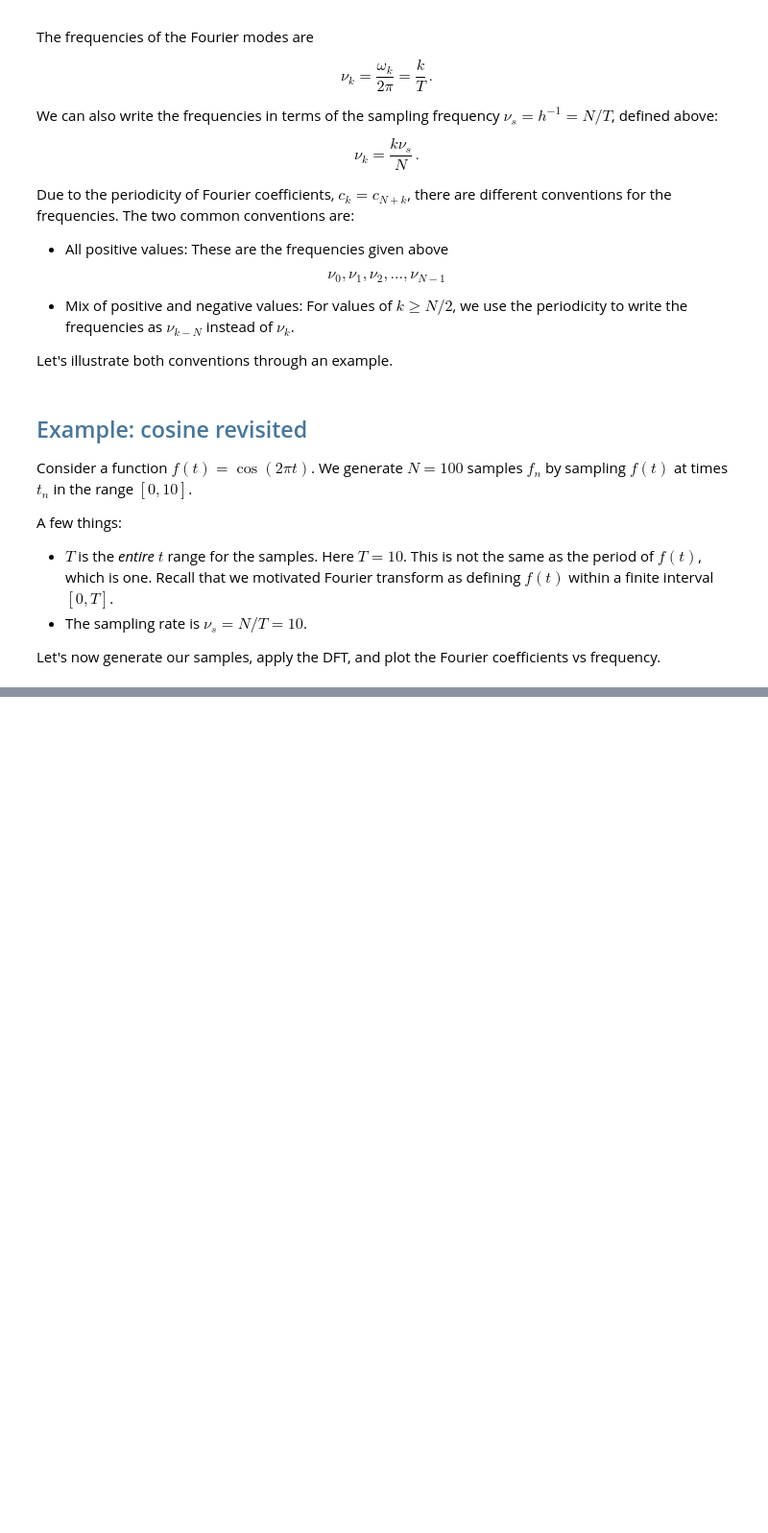
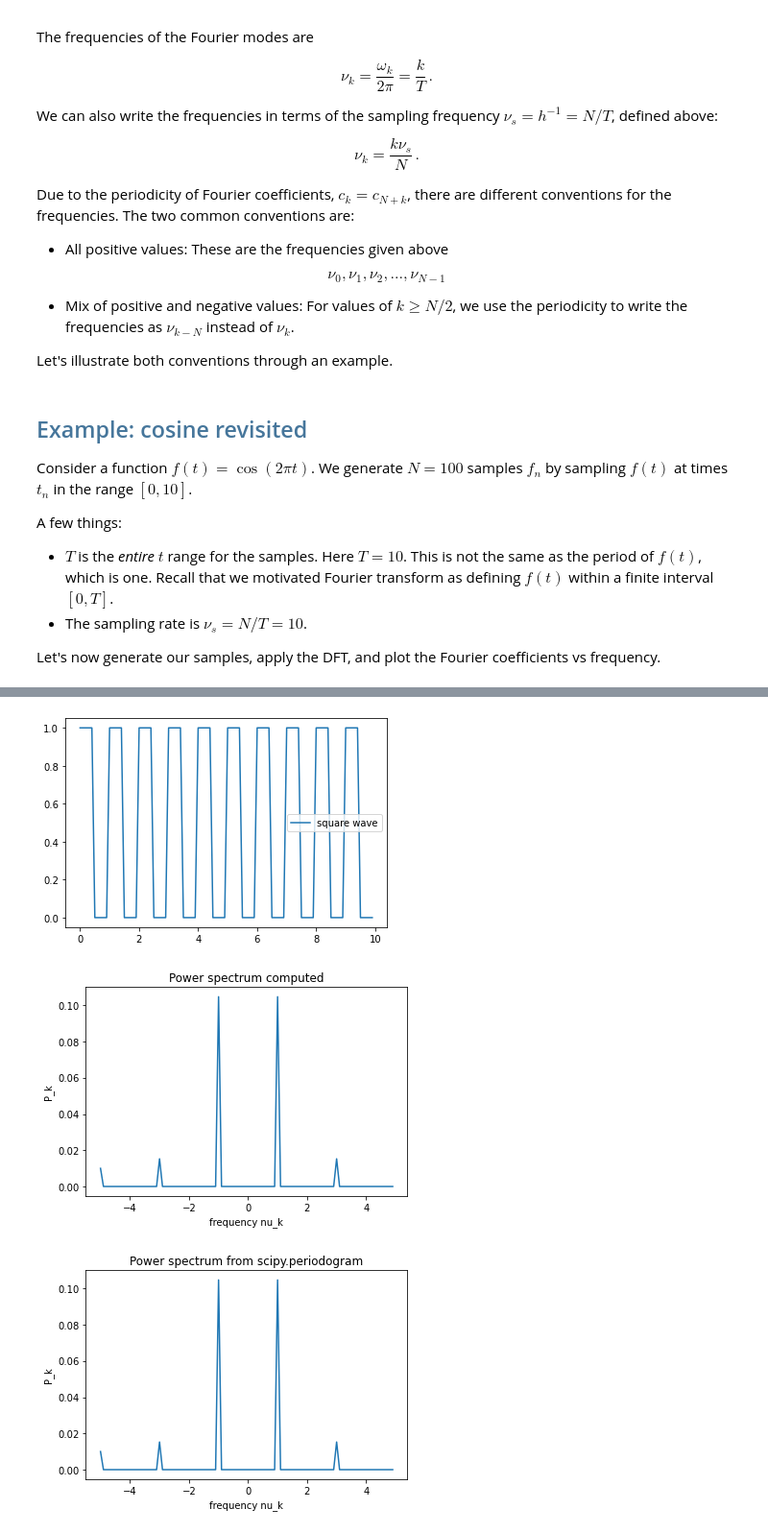
Before and after one commit to PHYS-2030-Computational-Methods/Lecture-notes, a Jupyter notebook: Lesson 11 - Discrete Fourier Transform.ipynb, the cells around one changed output, grey strips where cells are left out. Shown at 96% size. Drawn from its saved outputs; the diff is of its cells as text; code cells hidden in the pictures; blank space fills up the shorter version.

```diff
--- a/Lesson 11 - Discrete Fourier Transform.ipynb
+++ b/Lesson 11 - Discrete Fourier Transform.ipynb
@@ -352,0 +441,39 @@ plt.show()
+# %%
+from scipy import signal, fft
+
+plt.plot(tn,fn,label='square wave')
+plt.legend()
+plt.show()
+
+# Power spectrum
+# Let's remove overall constant
+ck = fft.fft(fn - np.mean(fn),norm='forward')
+Pk = np.abs(ck)**2
+
+# Fourier frequencies (convention 2)
+nu_k = fft.fftfreq(N,d=h)
+
+# This sorts Pk by increasing nu_k
+sort = np.argsort(nu_k)
+nu_k, Pk = nu_k[sort], Pk[sort]
+
+plt.plot(nu_k,Pk)
+plt.xlabel('frequency nu_k')
+plt.ylabel('P_k')
+plt.title('Power spectrum computed')
+plt.show()
+
+# Now using signal.periodogram
+nu_k, Pk = signal.periodogram(fn,fs=nu_s,return_onesided=False,scaling='spectrum')
+sort = np.argsort(nu_k)
+nu_k, Pk = nu_k[sort], Pk[sort]
+
+plt.plot(nu_k,Pk)
+plt.xlabel('frequency nu_k')
+plt.ylabel('P_k')
+plt.title('Power spectrum from scipy.periodogram')
+plt.show()
+# %% [output]
+[figure, added]
+[figure, added]
+[figure, added]
```
Also changed, not shown: parts of 15 cells of this notebook.
